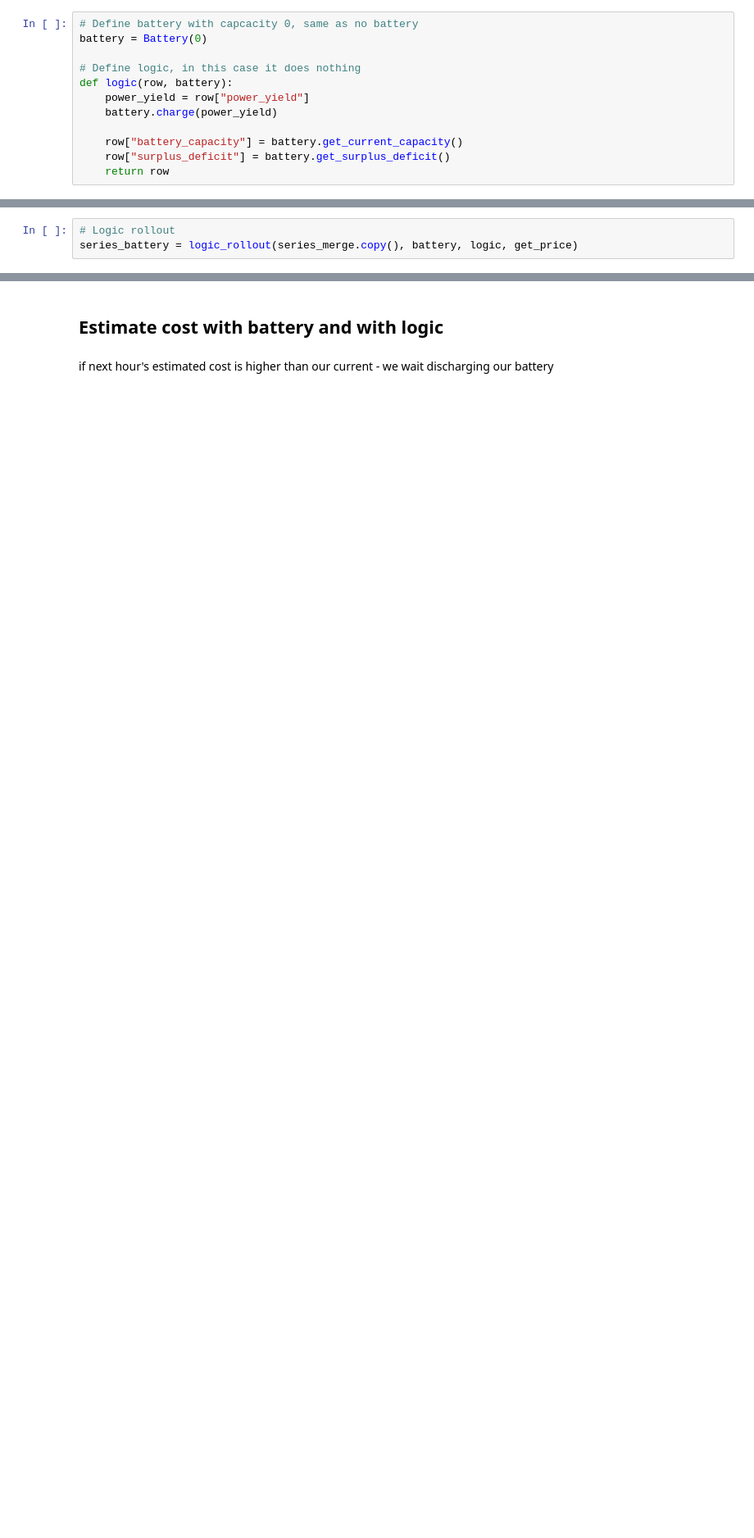
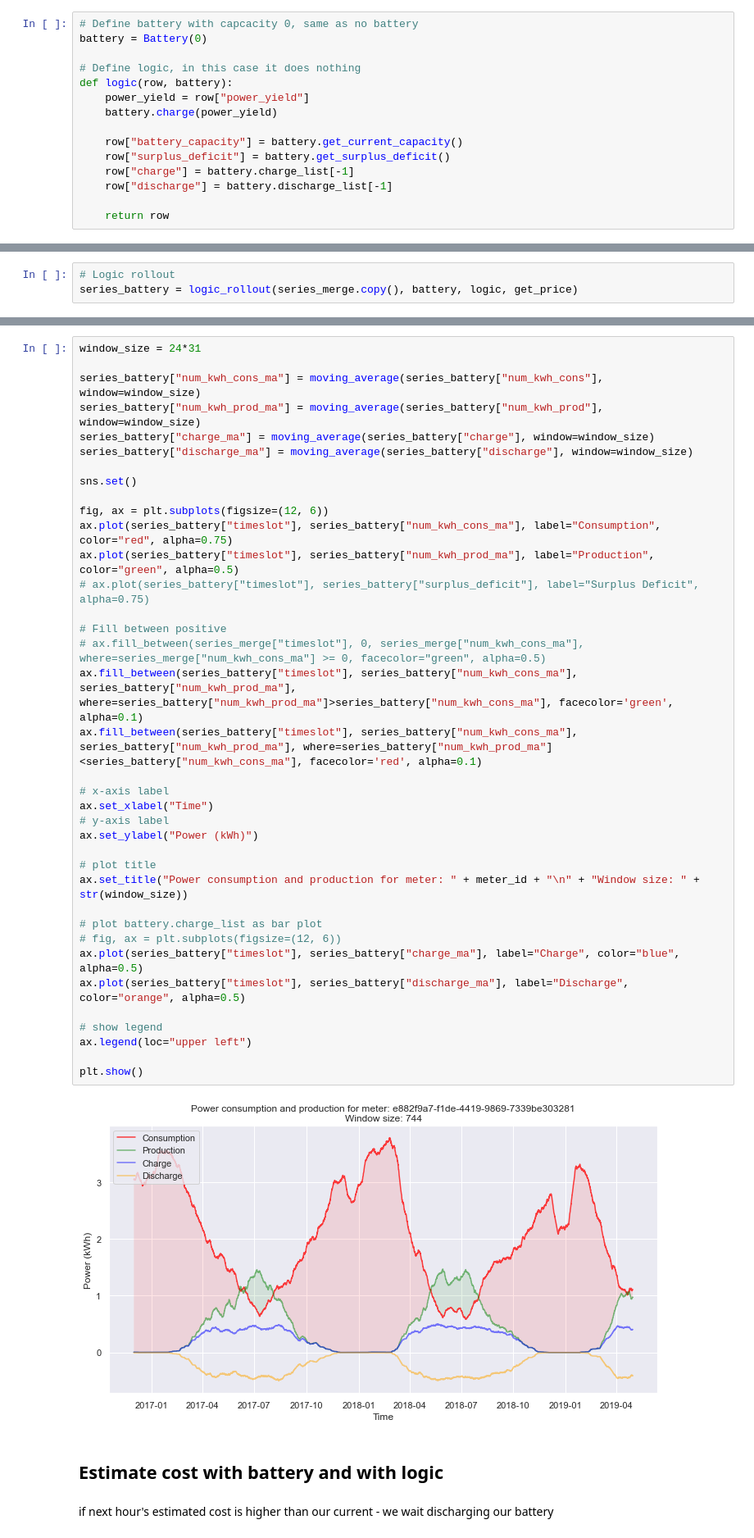
Before and after one commit to 4ug-aug/Otovo-OptimalControl, a Jupyter notebook: apply_battery.ipynb, the cells around one changed output, grey strips where cells are left out. Shown at 82% size. Drawn from its saved outputs; the diff is of its cells as text; blank space fills up the shorter version.

```diff
--- a/apply_battery.ipynb
+++ b/apply_battery.ipynb
@@ -264,4 +330,7 @@ def logic(row, battery):
 
     row["battery_capacity"] = battery.get_current_capacity()
     row["surplus_deficit"] = battery.get_surplus_deficit()
+    row["charge"] = battery.charge_list[-1]
+    row["discharge"] = battery.discharge_list[-1]
+
     return row
@@ -332,3 +389,42 @@ plt.show()
+# %%
+window_size = 24*31
+
+series_battery["num_kwh_cons_ma"] = moving_average(series_battery["num_kwh_cons"], window=window_size)
+series_battery["num_kwh_prod_ma"] = moving_average(series_battery["num_kwh_prod"], window=window_size)
+series_battery["charge_ma"] = moving_average(series_battery["charge"], window=window_size)
+series_battery["discharge_ma"] = moving_average(series_battery["discharge"], window=window_size)
+
+sns.set()
+
+fig, ax = plt.subplots(figsize=(12, 6))
+ax.plot(series_battery["timeslot"], series_battery["num_kwh_cons_ma"], label="Consumption", color="red", alpha=0.75)
+ax.plot(series_battery["timeslot"], series_battery["num_kwh_prod_ma"], label="Production", color="green", alpha=0.5)
+# ax.plot(series_battery["timeslot"], series_battery["surplus_deficit"], label="Surplus Deficit", alpha=0.75)
+
+# Fill between positive
+# ax.fill_between(series_merge["timeslot"], 0, series_merge["num_kwh_cons_ma"], where=series_merge["num_kwh_cons_ma"] >= 0, facecolor="green", alpha=0.5)
+ax.fill_between(series_battery["timeslot"], series_battery["num_kwh_cons_ma"], series_battery["num_kwh_prod_ma"], where=series_battery["num_kwh_prod_ma"]>series_battery["num_kwh_cons_ma"], facecolor='green', alpha=0.1)
+ax.fill_between(series_battery["timeslot"], series_battery["num_kwh_cons_ma"], series_battery["num_kwh_prod_ma"], where=series_battery["num_kwh_prod_ma"]<series_battery["num_kwh_cons_ma"], facecolor='red', alpha=0.1)
+
+# x-axis label
+ax.set_xlabel("Time")
+# y-axis label
+ax.set_ylabel("Power (kWh)")
+
+# plot title
+ax.set_title("Power consumption and production for meter: " + meter_id + "\n" + "Window size: " + str(window_size))
+
+# plot battery.charge_list as bar plot
+# fig, ax = plt.subplots(figsize=(12, 6))
+ax.plot(series_battery["timeslot"], series_battery["charge_ma"], label="Charge", color="blue", alpha=0.5)
+ax.plot(series_battery["timeslot"], series_battery["discharge_ma"], label="Discharge", color="orange", alpha=0.5)
+
+# show legend
+ax.legend(loc="upper left")
+
+plt.show()
+# %% [output]
+[figure, added]
 # %% [markdown]
 ## Estimate cost with battery and with logic
 # %% [markdown]
```
Also changed, not shown: parts of 45 cells of this notebook.
